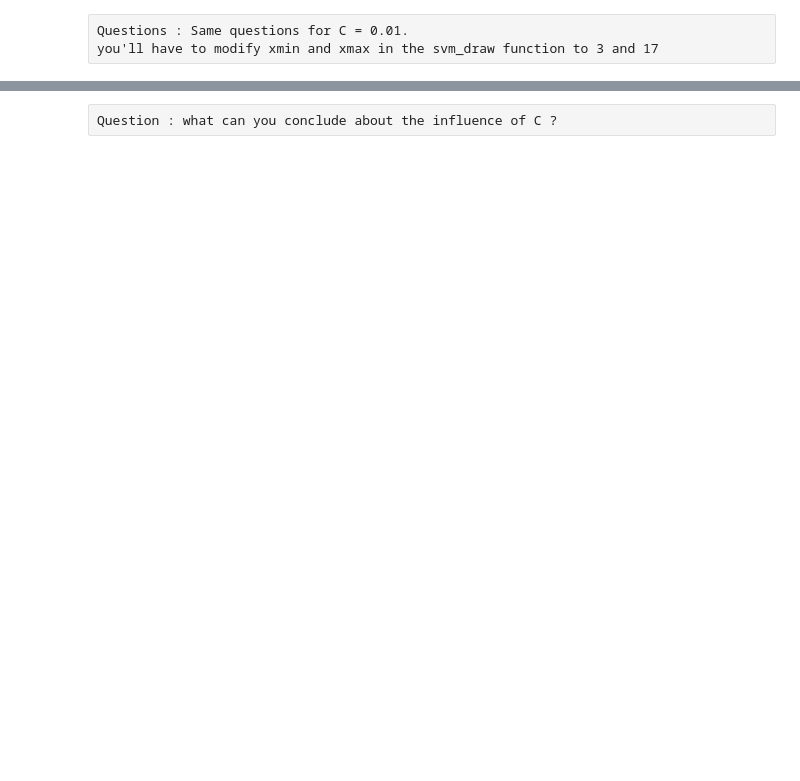
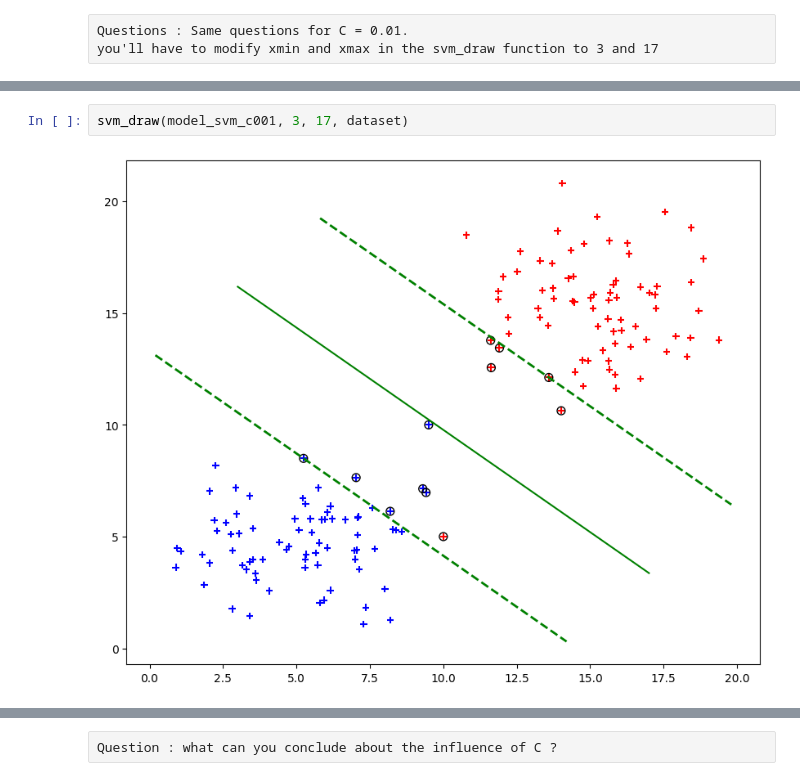
Before and after one commit to waseemjaved755/Supervised-Learning-Hands-on, a Jupyter notebook: TP_SVM_student.ipynb, the cells around one changed output, grey strips where cells are left out. Drawn from its saved outputs; the diff is of its cells as text; blank space fills up the shorter version.

```diff
--- a/TP_SVM_student.ipynb
+++ b/TP_SVM_student.ipynb
@@ -174,0 +282,4 @@ you'll have to modify xmin and xmax in the svm_draw function to 3 and 17
+# %%
+svm_draw(model_svm_c001, 3, 17, dataset)
+# %% [output]
+[figure, added]
```
Also changed, not shown: parts of 47 cells of this notebook, 4 other files.
